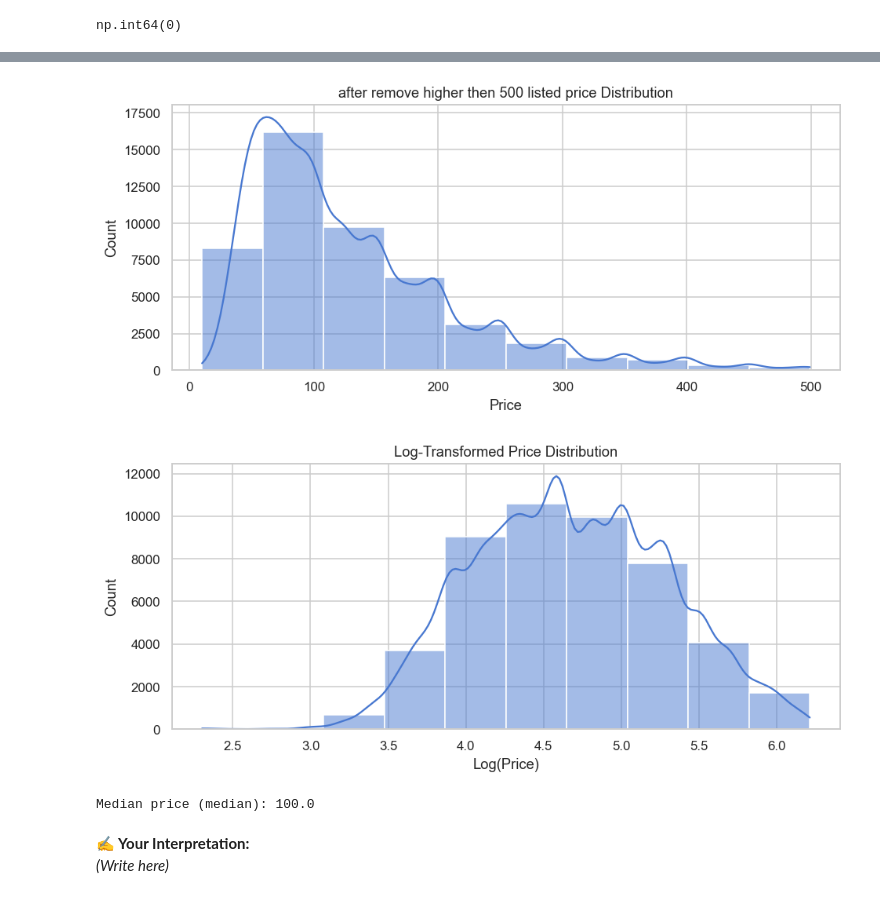
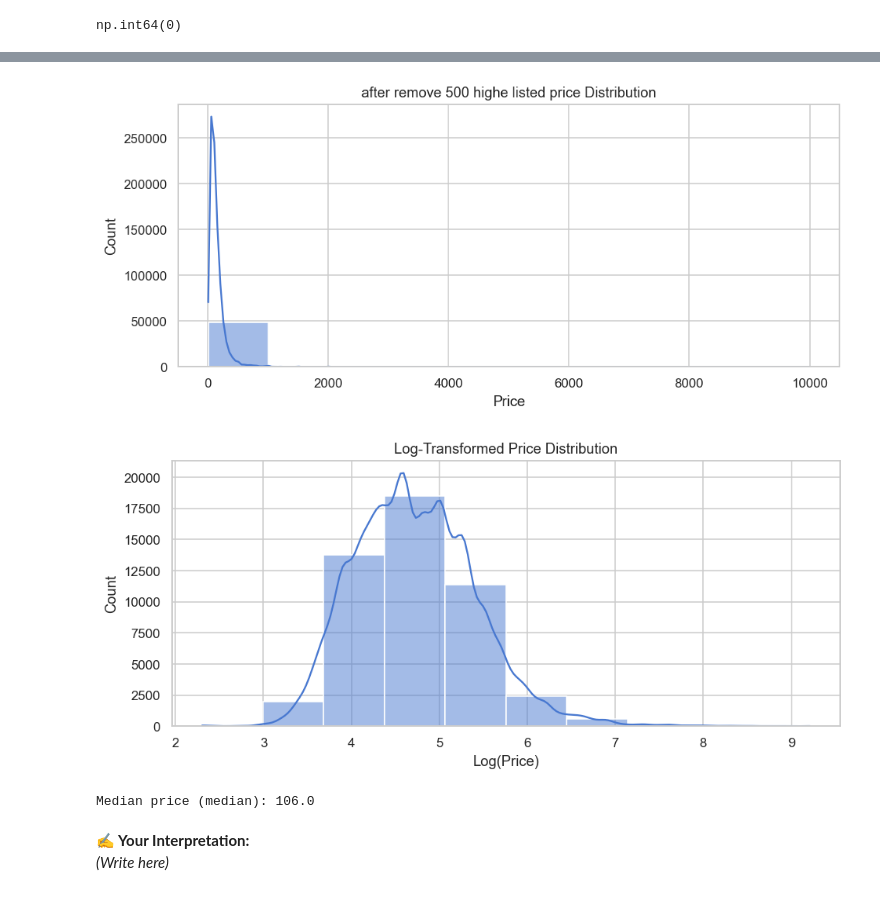
Before and after one commit to tashfeen786/Netsol-week-2, a Jupyter notebook: EDA_Assignment_NYC_Airbnb (1).ipynb, the cells around one changed output, grey strips where cells are left out. Cells and saved outputs as stored; diff of their text form; code cells hidden in the pictures.

```diff
--- a/EDA_Assignment_NYC_Airbnb (1).ipynb
+++ b/EDA_Assignment_NYC_Airbnb (1).ipynb
@@ -341,14 +341,12 @@ After Removing zero listed price
-# %%
-df = df[df['price'] < 500]
 # %%
 plt.figure(figsize=(10,4))
 sns.histplot(df['price'], bins=10, kde=True)
-plt.title("after remove higher then 500 listed price Distribution")
+plt.title("after remove 500 highe listed price Distribution")
 plt.xlabel("Price")
 plt.ylabel("Count")
 plt.show()
 # %% [output]
-[figure, old version]
+[figure, new version]
 # %%
 plt.figure(figsize=(10,4))
 sns.histplot(np.log(df['price']), bins=10, kde=True)
@@ -357,13 +355,13 @@ plt.xlabel("Log(Price)")
 plt.ylabel("Count")
 plt.show()
 # %% [output]
-[figure, old version]
+[figure, new version]
 # %%
 
 median_price = df['price'].median()
 print("Median price (median):", median_price)
 # %% [output]
-Median price (median): 100.0
+Median price (median): 106.0
 # %% [markdown]
 **✍️ Your Interpretation:**
 *(Write here)*
```
Also changed, not shown: parts of 5 cells of this notebook.
